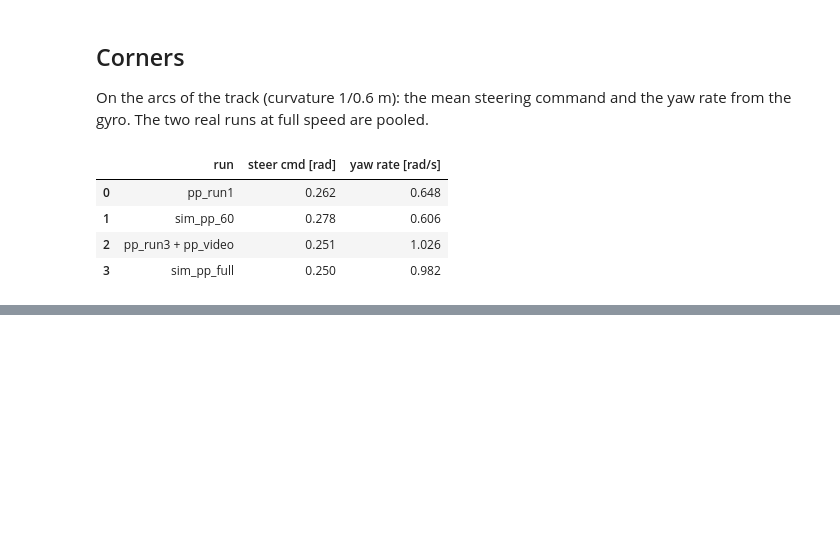
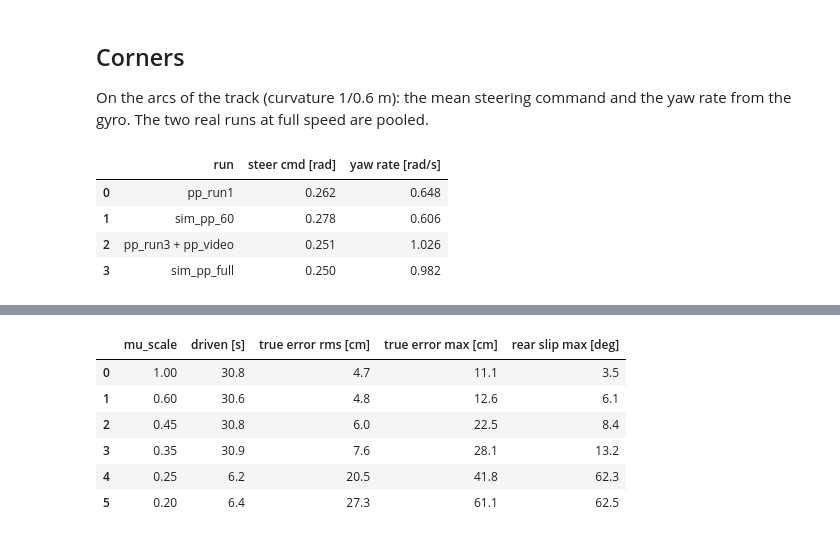
Before and after one commit to Gelminaio/drift-mpc-ackermann, a Jupyter notebook: notebooks/simulation.ipynb, the cells around one changed output, grey strips where cells are left out. Drawn from its saved outputs; the diff is of its cells as text; code cells hidden in the pictures; blank space fills up the shorter version.

```diff
--- a/notebooks/simulation.ipynb
+++ b/notebooks/simulation.ipynb
@@ -139,0 +206,13 @@ pd.DataFrame(rows).round(3)
+# %%
+rows = []
+real = pd.read_parquet('../data/sysid/val_drift.parquet')
+cmd = real['cmd_speed'].ffill()
+grip = (cmd > 0.85) & (cmd < 0.95)
+for mu in ['0.70', '0.85', '1.00', '1.15']:
+    _, sim = replay('val_drift', mu)
+    w = donut(real)
+    rows.append({'mu_scale': mu, 'yaw rate at 0.9 [rad/s]': np.mean(sim['gyro_z'][grip]),
+                 'beta cg at 0.9 [deg]': np.mean(sim['beta_cg'][grip]),
+                 'donut yaw rate [rad/s]': np.mean(sim['gyro_z'][w]), 'donut beta cg [deg]': np.mean(sim['beta_cg'][w]),
+                 'donut beta rear [deg]': np.mean(sim['beta_rear'][w])})
+pd.DataFrame(rows).round(2)
@@ -140,3 +225,27 @@ pd.DataFrame(rows).round(3)
+# %%
+rows = []
+for name, mu in [('sim_pp_full', '1.00'), ('sim_pp_mu0.60', '0.60'), ('sim_pp_mu0.45', '0.45'),
+                 ('sim_pp_mu0.35', '0.35'), ('sim_pp_mu0.25', '0.25'), ('sim_pp_mu0.20', '0.20')]:
+    d = bt.load(f'../data/{name}_parquet')
+    g = d['ground_truth']
+    js = d['joint_states']
+    moving = js['t'][js[['wl', 'wr']].abs().max(axis=1) > 1.0]
+    g = g[(g['t'] > moving.iloc[0] + 1.0) & (g['t'] < moving.iloc[-1])]
+    e, _ = follow(g['t'].to_numpy(), g['x'].to_numpy(), g['y'].to_numpy())
+    fast = g[g['vx'] > 0.3]
+    rear_slip = np.degrees(np.arctan2(fast['vy'], fast['vx']))    # the rear wheels do not steer
+    rows.append({'mu_scale': mu, 'driven [s]': moving.iloc[-1] - moving.iloc[0],
+                 'true error rms [cm]': rms(e), 'true error max [cm]': np.abs(e).max(),
+                 'rear slip max [deg]': np.abs(rear_slip).max()})
+pd.DataFrame(rows).round(1)
+# %% [output]
+|  | mu_scale | driven [s] | true error rms [cm] | true error max [cm] | rear slip max [deg] |
+| 0 | 1.00 | 30.8 | 4.7 | 11.1 | 3.5 |
+| 1 | 0.60 | 30.6 | 4.8 | 12.6 | 6.1 |
+| 2 | 0.45 | 30.8 | 6.0 | 22.5 | 8.4 |
+| 3 | 0.35 | 30.9 | 7.6 | 28.1 | 13.2 |
+| 4 | 0.25 | 6.2 | 20.5 | 41.8 | 62.3 |
+| 5 | 0.20 | 6.4 | 27.3 | 61.1 | 62.5 |
 # %% [markdown]
 ## Result
 
```
Also changed, not shown: parts of 7 cells of this notebook, 2 other files.
